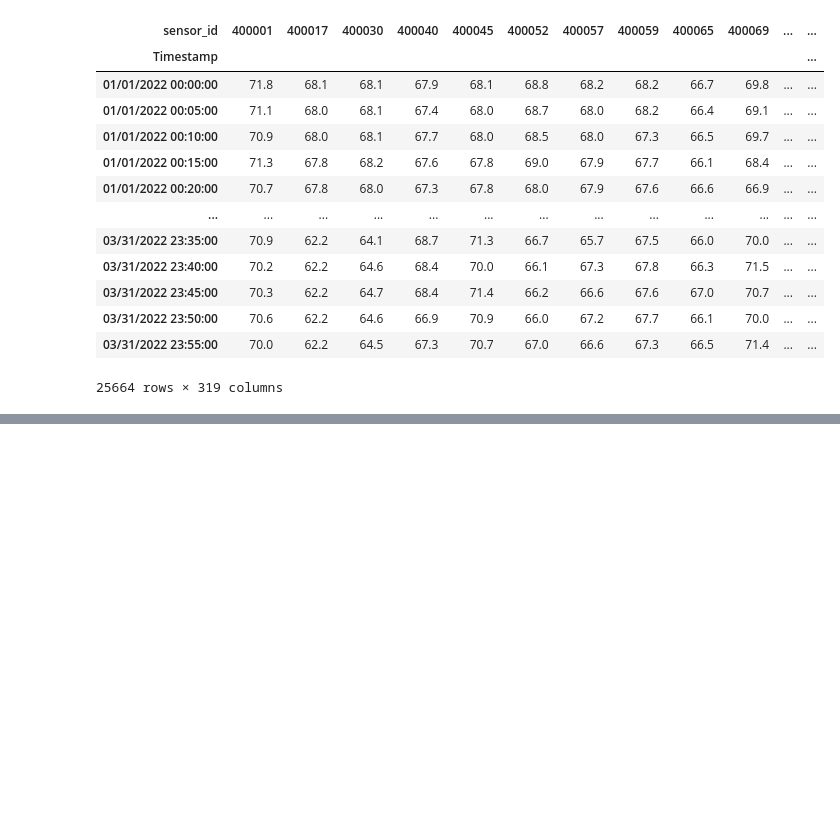
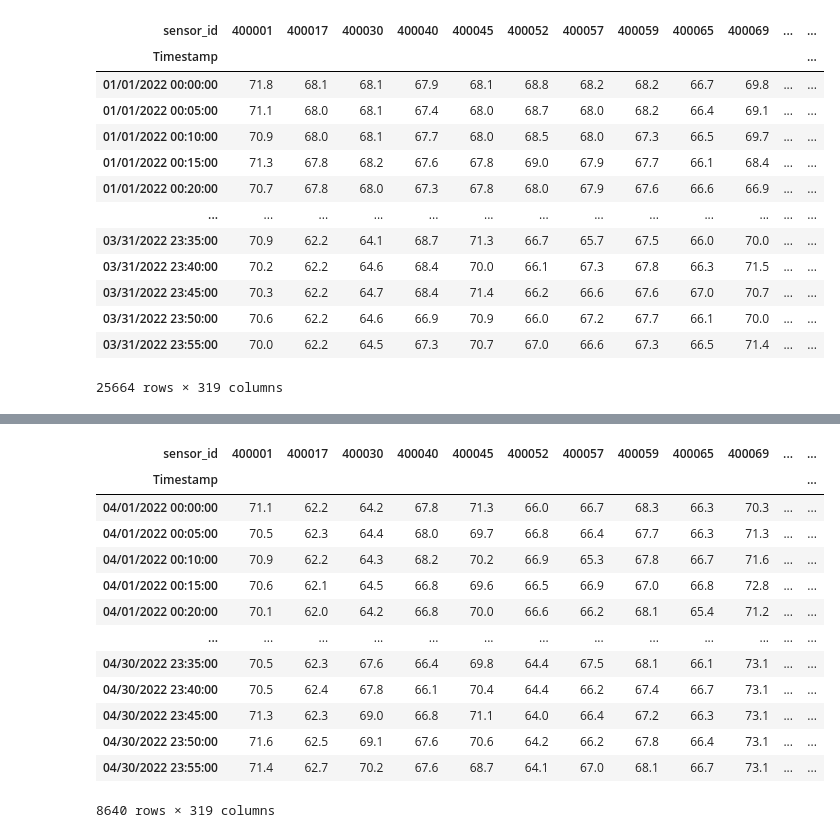
Before and after one commit to ClimbWorm/CS512-22fall, a Jupyter notebook: Dataset/Dataset.ipynb, the cells around one changed output, grey strips where cells are left out. Drawn from its saved outputs; the diff is of its cells as text; code cells hidden in the pictures; blank space fills up the shorter version.

```diff
--- a/Dataset/Dataset.ipynb
+++ b/Dataset/Dataset.ipynb
@@ -410,7 +410,7 @@ def get_pivoted_table(path):
     os.getcwd()
     files = glob.glob('*.txt')
     print(len(files))
-    all = codecs.open('all_Mar.txt', 'a')
+    all = codecs.open('all.txt', 'a')
     for filename in files:
         print(filename)
         fopen=codecs.open(filename,'r',encoding='utf-8')
@@ -421,8 +421,8 @@ def get_pivoted_table(path):
         for line in lines:
             for x in line:
                 all.write(x)
-    df  = pd.read_csv('all_Mar.txt', delimiter=',', header = None)
-    df_tmp = df_Mar.iloc[:, [0, 1,11]]
+    df  = pd.read_csv('all.txt', delimiter=',', header = None)
+    df_tmp = df.iloc[:, [0, 1,11]]
     filtered = df_tmp[df_tmp[1].isin(id_array)]
     filtered.columns = ['Timestamp', 'sensor_id', 'Avg_speed']
     pivoted = filtered.pivot(index = 'Timestamp', columns = 'sensor_id', values = 'Avg_speed')
@@ -495,0 +505,6 @@ h5test['speed']
+# %%
+path1 = './extract_Apr'
+path2 = './extract_May'
+path3 = './extract_Jun'
+# %%
+df_Apr = get_pivoted_table(path1)
@@ -495,0 +529,17 @@ h5test['speed']
+# %%
+df_Apr
+# %% [output]
+| sensor_id | 400001 | 400017 | 400030 | 400040 | 400045 | 400052 | 400057 | 400059 | 400065 | 400069 | ... | ... |
+| Timestamp |  |  |  |  |  |  |  |  |  |  |  | ... |
+| 04/01/2022 00:00:00 | 71.1 | 62.2 | 64.2 | 67.8 | 71.3 | 66.0 | 66.7 | 68.3 | 66.3 | 70.3 | ... | ... |
+| 04/01/2022 00:05:00 | 70.5 | 62.3 | 64.4 | 68.0 | 69.7 | 66.8 | 66.4 | 67.7 | 66.3 | 71.3 | ... | ... |
+| 04/01/2022 00:10:00 | 70.9 | 62.2 | 64.3 | 68.2 | 70.2 | 66.9 | 65.3 | 67.8 | 66.7 | 71.6 | ... | ... |
+| 04/01/2022 00:15:00 | 70.6 | 62.1 | 64.5 | 66.8 | 69.6 | 66.5 | 66.9 | 67.0 | 66.8 | 72.8 | ... | ... |
+| 04/01/2022 00:20:00 | 70.1 | 62.0 | 64.2 | 66.8 | 70.0 | 66.6 | 66.2 | 68.1 | 65.4 | 71.2 | ... | ... |
+| ... | ... | ... | ... | ... | ... | ... | ... | ... | ... | ... | ... | ... |
+| 04/30/2022 23:35:00 | 70.5 | 62.3 | 67.6 | 66.4 | 69.8 | 64.4 | 67.5 | 68.1 | 66.1 | 73.1 | ... | ... |
+| 04/30/2022 23:40:00 | 70.5 | 62.4 | 67.8 | 66.1 | 70.4 | 64.4 | 66.2 | 67.4 | 66.7 | 73.1 | ... | ... |
+| 04/30/2022 23:45:00 | 71.3 | 62.3 | 69.0 | 66.8 | 71.1 | 64.0 | 66.4 | 67.2 | 66.3 | 73.1 | ... | ... |
+| 04/30/2022 23:50:00 | 71.6 | 62.5 | 69.1 | 67.6 | 70.6 | 64.2 | 66.2 | 67.8 | 66.4 | 73.1 | ... | ... |
+| 04/30/2022 23:55:00 | 71.4 | 62.7 | 70.2 | 67.6 | 68.7 | 64.1 | 67.0 | 68.1 | 66.7 | 73.1 | ... | ... |
+8640 rows × 319 columns
```
Also changed, not shown: parts of 12 cells of this notebook, 9 other files.
